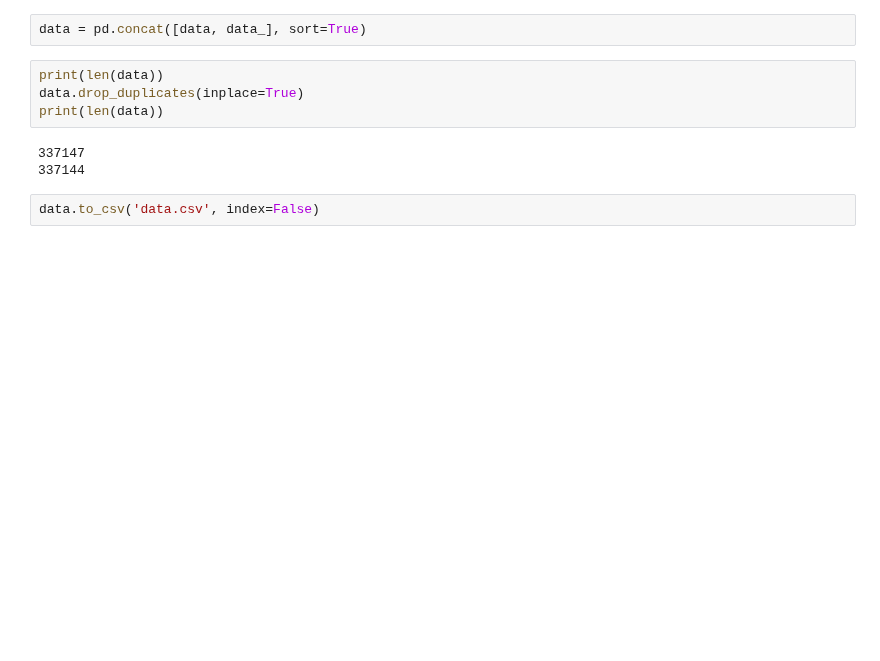
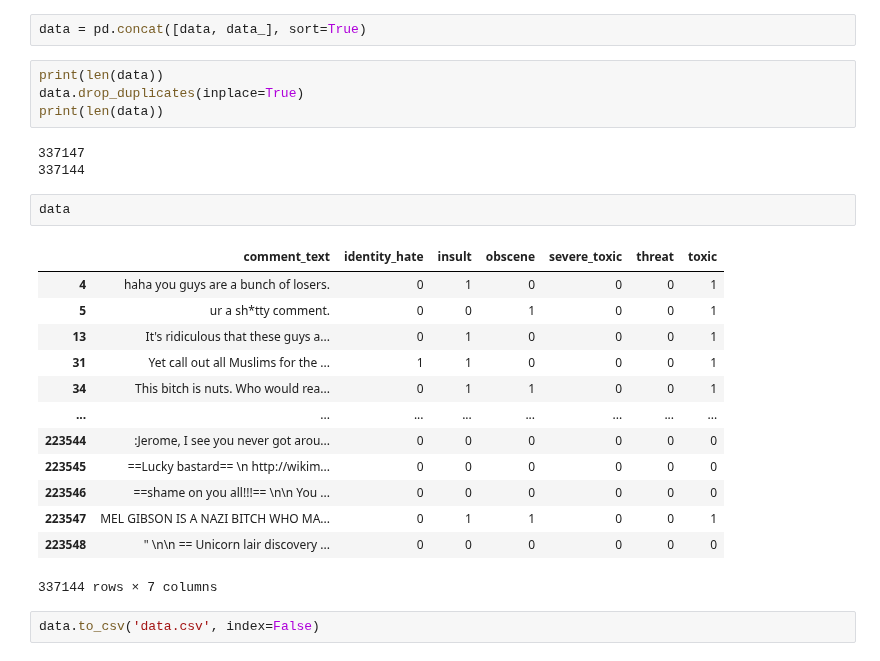
Before and after one commit to Ritvik19/Toxic-Comment-Classification, a Jupyter notebook: 00b Dataset Preparation.ipynb, the cells around one changed output. Drawn from its saved outputs; the diff is of its cells as text; blank space fills up the shorter version.

```diff
--- a/00b Dataset Preparation.ipynb
+++ b/00b Dataset Preparation.ipynb
@@ -140,5 +138,21 @@ print(len(data))
 # %% [output]
 337147
 337144
+# %%
+data
+# %% [output]
+|  | comment_text | identity_hate | insult | obscene | severe_toxic | threat | toxic |
+| 4 | haha you guys are a bunch of losers. | 0 | 1 | 0 | 0 | 0 | 1 |
+| 5 | ur a sh*tty comment. | 0 | 0 | 1 | 0 | 0 | 1 |
+| 13 | It's ridiculous that these guys a... | 0 | 1 | 0 | 0 | 0 | 1 |
+| 31 | Yet call out all Muslims for the ... | 1 | 1 | 0 | 0 | 0 | 1 |
+| 34 | This bitch is nuts. Who would rea... | 0 | 1 | 1 | 0 | 0 | 1 |
+| ... | ... | ... | ... | ... | ... | ... | ... |
+| 223544 | :Jerome, I see you never got arou... | 0 | 0 | 0 | 0 | 0 | 0 |
+| 223545 | ==Lucky bastard== \n http://wikim... | 0 | 0 | 0 | 0 | 0 | 0 |
+| 223546 | ==shame on you all!!!== \n\n You ... | 0 | 0 | 0 | 0 | 0 | 0 |
+| 223547 | MEL GIBSON IS A NAZI BITCH WHO MA... | 0 | 1 | 1 | 0 | 0 | 1 |
+| 223548 | " \n\n == Unicorn lair discovery ... | 0 | 0 | 0 | 0 | 0 | 0 |
+337144 rows × 7 columns
 # %%
 data.to_csv('data.csv', index=False)
```
Also changed, not shown: parts of 1 cell of this notebook, 3 other files.
